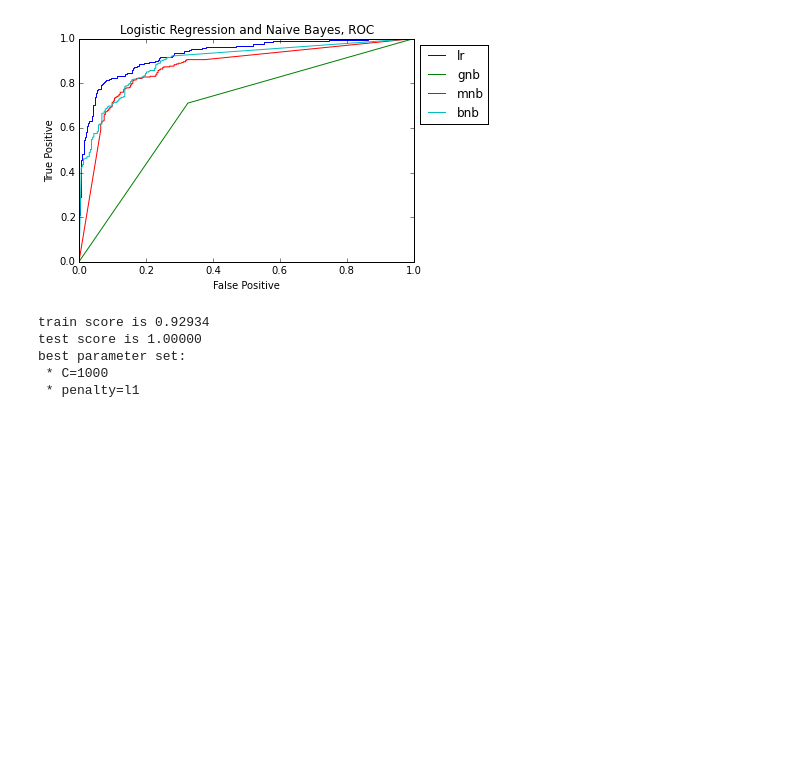
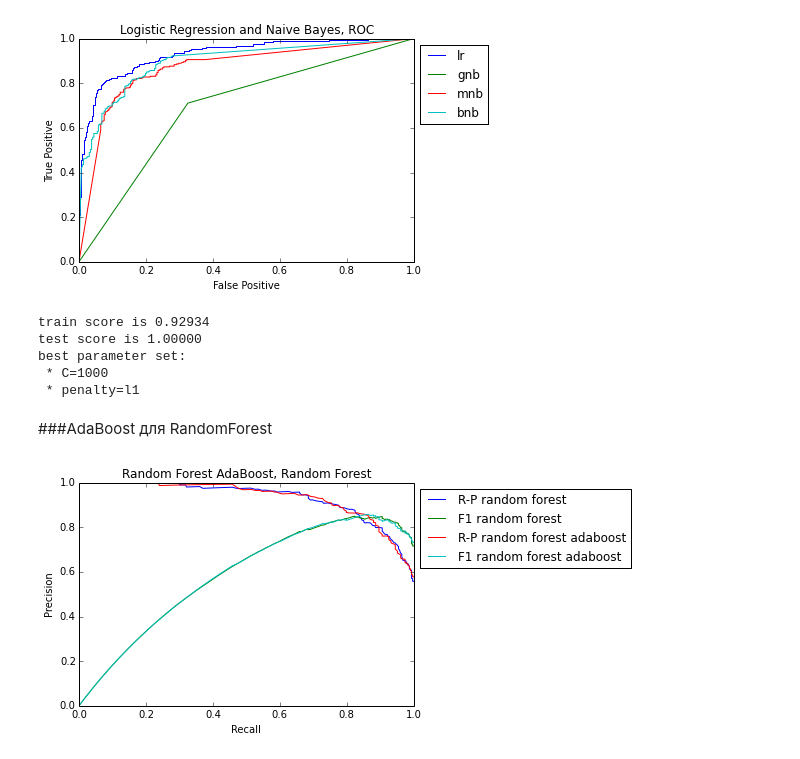
Before and after one commit to ermakovpetr/posneg, a Jupyter notebook: main.ipynb, the cells around one changed output. Saved outputs shown, nothing was run; the diff lists cells and outputs as text; code cells hidden in the pictures; blank space fills up the shorter version.

Commit message:
Добавлен AdaBoost и биграмы/триграмы

```diff
--- a/main.ipynb
+++ b/main.ipynb
@@ -71,6 +71,13 @@ def cross_valid(matrix_counts, target, test_size=0.3, random_state=0):
 # %%
 def rp_curve(title, Y_test, predicted, label='?'):
     precision, recall, _ = metrics.precision_recall_curve(Y_test, predicted[:,1])
+    plot.plot(recall, precision, label='R-P '+label);
+    plot.plot(recall, f1_measure(precision, recall), label='F1 '+label)
+    plot.xlabel('Recall'); plot.ylabel('Precision'); plot.title(title)
+    plot.legend(bbox_to_anchor=(1, 1), loc=2); plot.xlim([0.0, 1.0]); plot.ylim([0.0, 1]);
+
+def rp_no_proba_curve(title, Y_test, predicted, label='?'):
+    precision, recall, _ = metrics.precision_recall_curve(Y_test, predicted[:])
     plot.plot(recall, precision, label='R-P '+label);
     plot.plot(recall, f1_measure(precision, recall), label='F1 '+label)
     plot.xlabel('Recall'); plot.ylabel('Precision'); plot.title(title)
@@ -82,6 +89,13 @@ def roc_curve(title, Y_test, predicted, label='?'):
     plot.xlabel('False Positive'); plot.ylabel('True Positive'); plot.title(title)
     plot.legend(bbox_to_anchor=(1, 1), loc=2); plot.xlim([0.0, 1.0]); plot.ylim([0.0, 1]);
     print 'Logistic Regression (', label, ') AUC = ', metrics.auc(fpr, tpr)
+
+def roc_no_proba_curve(title, Y_test, predicted, label='?'):
+    fpr, tpr, _ = metrics.roc_curve(Y_test, predicted[:])
+    plot.plot(fpr, tpr, label=label);
+    plot.xlabel('False Positive'); plot.ylabel('True Positive'); plot.title(title)
+    plot.legend(bbox_to_anchor=(1, 1), loc=2); plot.xlim([0.0, 1.0]); plot.ylim([0.0, 1]);
+    print 'Logistic Regression (', label, ') AUC = ', metrics.auc(fpr, tpr)
 # %% [markdown]
 ###Логистическая регрессия
 # %%
@@ -390,3 +404,21 @@ test score is 1.00000
 best parameter set:
  * C=1000
  * penalty=l1
+# %% [markdown]
+###AdaBoost для RandomForest
+# %%
+from sklearn.ensemble import AdaBoostClassifier, RandomForestClassifier
+n_estimators_rf = 450
+
+random_forest_classifier = RandomForestClassifier(n_estimators=n_estimators_rf)
+random_forest_classifier.fit(X_train, Y_train)
+predicted_random_forest = random_forest_classifier.predict_proba(X_test)
+
+adaboost_classyfier = AdaBoostClassifier(RandomForestClassifier(n_estimators=n_estimators_rf), n_estimators=10)
+adaboost_classyfier.fit(X_train, Y_train)
+predicted_adaboost = adaboost_classyfier.predict_proba(X_test)
+# %%
+rp_curve('Random Forest AdaBoost, Random Forest', Y_test, predicted_random_forest, label='random forest')
+rp_curve('Random Forest AdaBoost, Random Forest', Y_test, predicted_adaboost, label='random forest adaboost')
+# %% [output]
+[figure, added]
```
Also changed, not shown: parts of 14 cells of this notebook.
